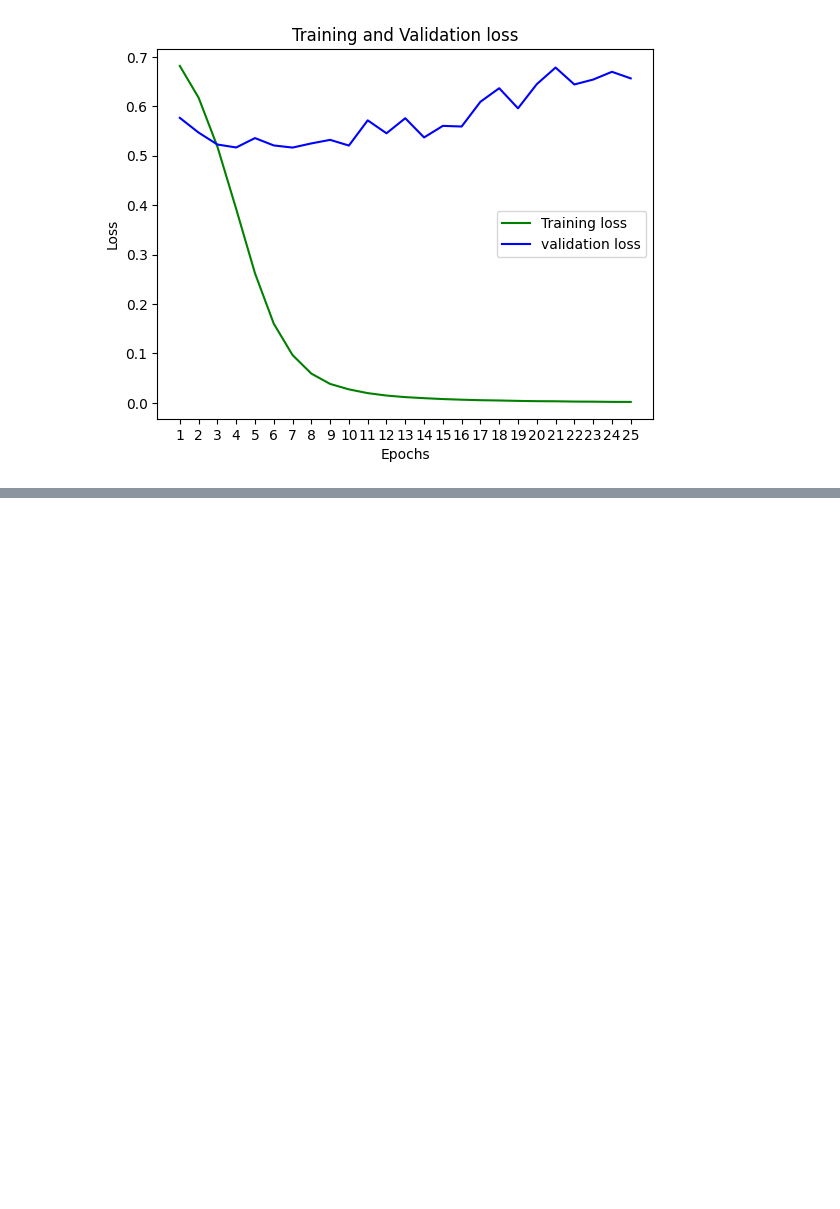
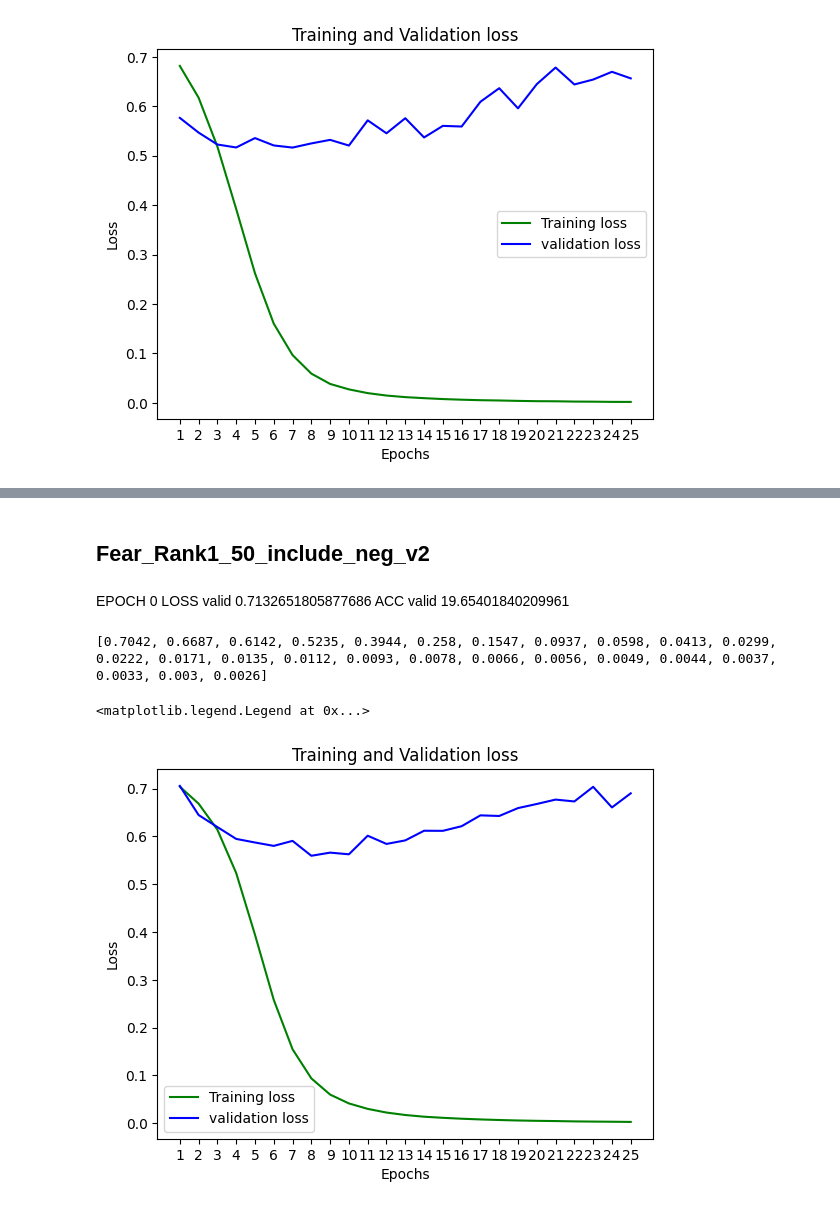
Before and after one commit to Dongagent/ranknet_resmasknet, a Jupyter notebook: analyze.ipynb, the cells around one changed output, grey strips where cells are left out. Saved outputs shown, nothing was run; the diff lists cells and outputs as text; code cells hidden in the pictures; blank space fills up the shorter version.

```diff
--- a/analyze.ipynb
+++ b/analyze.ipynb
@@ -386,0 +456,42 @@ plt.legend()
+# %% [markdown]
+## Fear_Rank1_50_include_neg_v2
+# %% [markdown]
+EPOCH 0
+LOSS valid 0.7132651805877686
+ACC valid 19.65401840209961
+# %%
+import matplotlib.pyplot as plt
+import numpy as np
+import json
+result_dic = []
+result_dic = json.load(open('check_points/Fear_Rank1_50_include_neg/20230824_041944/20230824_041944log.json'))
+# result_dic = json.load(open('20230413_063159log.json'))
+# print(result_dic)
+
+# draw fig
+loss_train = []
+loss_val = []
+epochs = []
+for k,v in result_dic.items():
+    # if int(k) > 15:
+    #     break
+    epochs.append(k)
+    # print(v)
+    loss_train.append(round(float(v['train_loss']), 4))
+    loss_val.append(round(float(v['val_loss']), 4))
+    # loss_train.append(round(float(v['loss']['train']), 4))
+    # loss_val.append(round(float(v['loss']['valid']), 4))
+
+print(loss_train)
+plt.plot(epochs, loss_train, 'g', label='Training loss')
+plt.plot(epochs, loss_val, 'b', label='validation loss')
+plt.title('Training and Validation loss')
+plt.xlabel('Epochs')
+plt.ylabel('Loss')
+# plt.xlim([0,31])
+plt.legend()
+# plt.savefig('train_valid_loss.png', bbox_inches='tight', dpi=300)
+# %% [output]
+[0.7042, 0.6687, 0.6142, 0.5235, 0.3944, 0.258, 0.1547, 0.0937, 0.0598, 0.0413, 0.0299, 0.0222, 0.0171, 0.0135, 0.0112, 0.0093, 0.0078, 0.0066, 0.0056, 0.0049, 0.0044, 0.0037, 0.0033, 0.003, 0.0026]
+<matplotlib.legend.Legend at 0x...>
+[figure, added]
```
Also changed, not shown: parts of 30 cells of this notebook, 24 other files.
